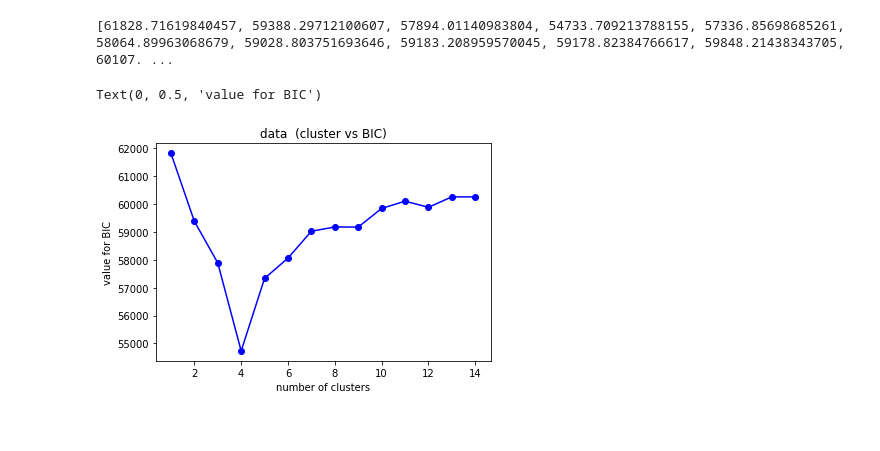
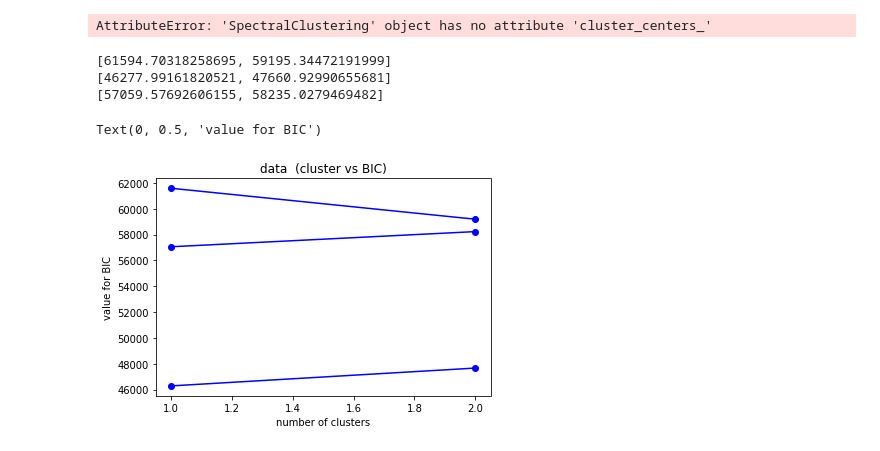
Before and after one commit to edforsberg/MME440_Project2, a Jupyter notebook: ErikF_BIC_Method.ipynb, the cells around one changed output. Cells and saved outputs as stored; diff of their text form; code cells hidden in the pictures.

```diff
--- a/ErikF_BIC_Method.ipynb
+++ b/ErikF_BIC_Method.ipynb
@@ -62,32 +62,37 @@ def ComputeBIC_spec_clus(SpectralClustering, data):
 
     return(BIC)
 # %%
-ks = range(1,15)
+ks = range(1,3)
 KMeans1 = [cluster.KMeans(n_clusters = k, init="k-means++").fit(data1) for k in ks]
 KMeans2 = [cluster.KMeans(n_clusters = k, init="k-means++").fit(data2) for k in ks]
 KMeans3 = [cluster.KMeans(n_clusters = k, init="k-means++").fit(data3) for k in ks]
 BIC_kmeans1 = [ComputeBIC_kmeans(kmeansi,data1) for kmeansi in KMeans1]
-BIC2_kmeans1 = [ComputeBIC_kmeans(kmeansi,data2) for kmeansi in KMeans2]
-BIC3_kmeans1 = [ComputeBIC_kmeams(kmeansi,data3) for kmeansi in KMeans3]
+BIC_kmeans2 = [ComputeBIC_kmeans(kmeansi,data2) for kmeansi in KMeans2]
+BIC_kmeans3 = [ComputeBIC_kmeans(kmeansi,data3) for kmeansi in KMeans3]
 # %%
-SpecClus1 = [cluster.SpectralClustering(n_clusters = k).fit(data1) for k in ks]
+SpecClus1 = [cluster.SpectralClustering(k,eigen_solver='arpack',affinity="nearest_neighbors").fit(data1) for k in ks]
+BIC_SpecClus1 = [ComputeBIC_kmeans(kmeansi,data1) for kmeansi in SpecClus1]
+# %% [output]
+AttributeError: 'SpectralClustering' object has no attribute 'cluster_centers_'
 # %%
-print(BIC1)
-plt.plot(ks,BIC1_kmeans1,'b-o')
+print(BIC_kmeans1)
+plt.plot(ks,BIC_kmeans1,'b-o')
 plt.title("data  (cluster vs BIC)")
 plt.xlabel("number of clusters")
 plt.ylabel("value for BIC")
-print(BIC2_kmeans1)
-plt.plot(ks,BIC2_kmeans1,'b-o')
+print(BIC_kmeans2)
+plt.plot(ks,BIC_kmeans2,'b-o')
 plt.title("data  (cluster vs BIC)")
 plt.xlabel("number of clusters")
 plt.ylabel("value for BIC")
-print(BIC3_kmeans1)
-plt.plot(ks,BIC3_kmeans1,'b-o')
+print(BIC_kmeans3)
+plt.plot(ks,BIC_kmeans3,'b-o')
 plt.title("data  (cluster vs BIC)")
 plt.xlabel("number of clusters")
 plt.ylabel("value for BIC")
 # %% [output]
-[61828.71619840457, 59388.29712100607, 57894.01140983804, 54733.709213788155, 57336.85698685261, 58064.89963068679, 59028.803751693646, 59183.208959570045, 59178.82384766617, 59848.21438343705, 60107. ...
+[61594.70318258695, 59195.34472191999]
+[46277.99161820521, 47660.92990655681]
+[57059.57692606155, 58235.0279469482]
 Text(0, 0.5, 'value for BIC')
-[figure, old version]
+[figure, new version]
```
Also changed, not shown: parts of 5 cells of this notebook.
